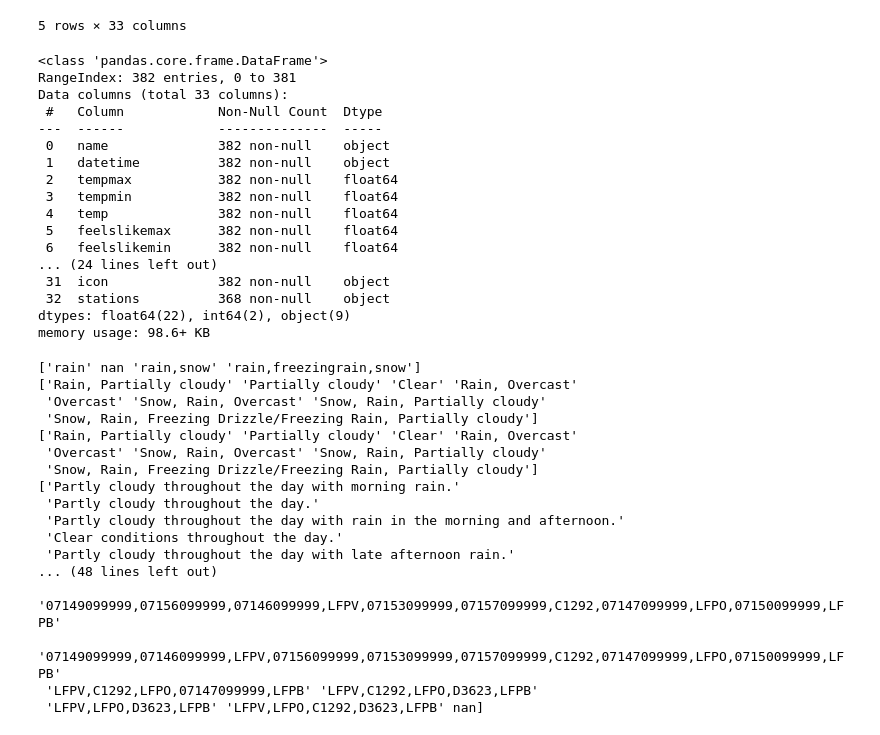
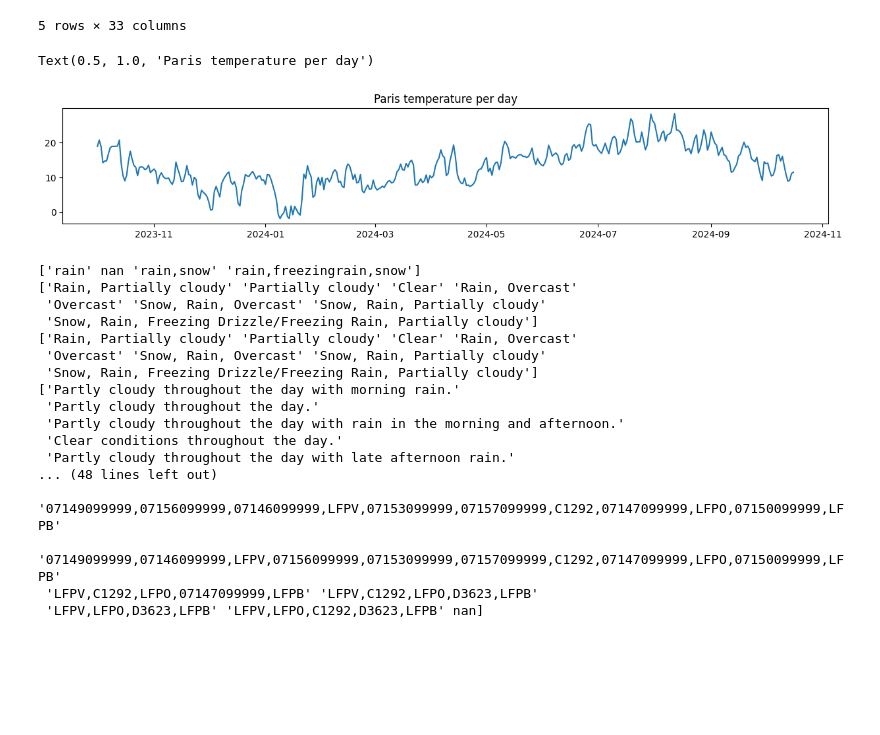
Before and after one commit to dangnguyen2910/temperature_forecasting, a Jupyter notebook: src/preprocess.ipynb, the cells around one changed output. Cells and saved outputs as stored; diff of their text form; code cells hidden in the pictures; blank space fills up the shorter version.

```diff
--- a/src/preprocess.ipynb
+++ b/src/preprocess.ipynb
@@ -4,5 +5,5 @@ import pandas as pd
 # %%
-df = pd.read_csv('/content/drive/MyDrive/time-series-midterm/paris_temperature.csv')
+df = pd.read_csv('../data/paris_temperature.csv')
 df.head()
 # %% [output]
 |  | name | datetime | tempmax | tempmin | temp | feelslikemax | feelslikemin | feelslike | dew | ... |
@@ -12,26 +13,17 @@ df.head()
 | 3 | Paris,France | 2023-10-04 | 18.2 | 10.2 | 14.2 | 18.2 | 10.2 | 14.2 | 9.3 | ... |
 | 4 | Paris,France | 2023-10-05 | 19.8 | 11.0 | 14.7 | 19.8 | 11.0 | 14.7 | 9.4 | ... |
 5 rows × 33 columns
-# %%
-df.info()
-# %% [output]
-<class 'pandas.core.frame.DataFrame'>
-RangeIndex: 382 entries, 0 to 381
-Data columns (total 33 columns):
- #   Column            Non-Null Count  Dtype
----  ------            --------------  -----
- 0   name              382 non-null    object
- 1   datetime          382 non-null    object
- 2   tempmax           382 non-null    float64
- 3   tempmin           382 non-null    float64
- 4   temp              382 non-null    float64
- 5   feelslikemax      382 non-null    float64
- 6   feelslikemin      382 non-null    float64
-... (24 lines left out)
- 31  icon              382 non-null    object
- 32  stations          368 non-null    object
-dtypes: float64(22), int64(2), object(9)
-memory usage: 98.6+ KB
+# %%
+df['datetime'] = pd.to_datetime(df['datetime'])
+df = df.set_index(df['datetime'])
+# %%
+fig = plt.figure(figsize=(15,5))
+fig.add_subplot(2,1,1)
+plt.plot(df['temp'])
+plt.title("Paris temperature per day")
+# %% [output]
+Text(0.5, 1.0, 'Paris temperature per day')
+[figure, added]
 # %%
 # Loop through each column and print unique values
 def uni_val(df, col):
```
Also changed, not shown: parts of 1 cell of this notebook.
